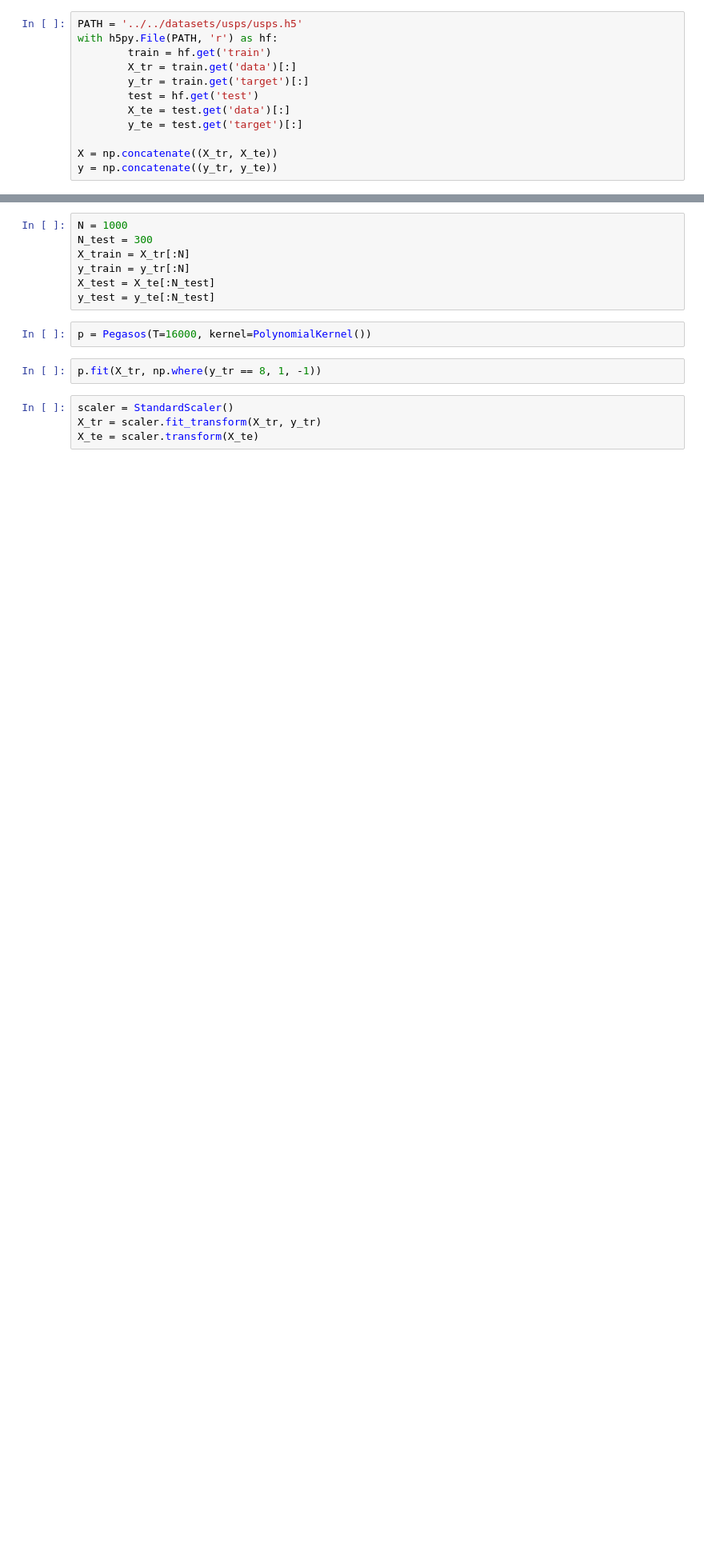
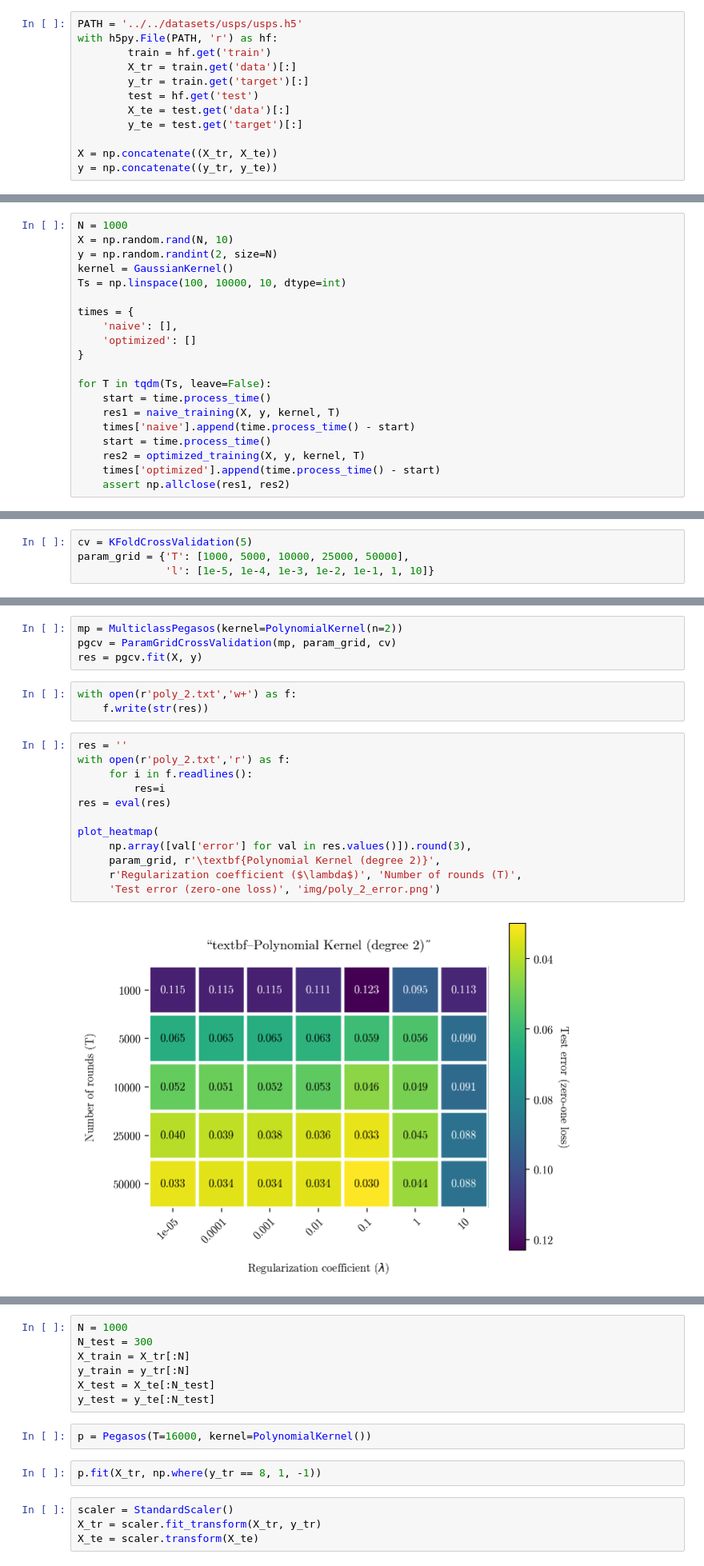
Before and after one commit to gabrielecerizza/smml, a Jupyter notebook: pegasos.ipynb, the cells around one changed output, grey strips where cells are left out. Shown at 80% size. Cells and saved outputs as stored; diff of their text form; blank space fills up the shorter version.

```diff
--- a/pegasos.ipynb
+++ b/pegasos.ipynb
@@ -61,0 +70,20 @@ plot_tsne_data(X, y)
+# %%
+N = 1000
+X = np.random.rand(N, 10)
+y = np.random.randint(2, size=N)
+kernel = GaussianKernel()
+Ts = np.linspace(100, 10000, 10, dtype=int)
+
+times = {
+    'naive': [],
+    'optimized': []
+}
+
+for T in tqdm(Ts, leave=False):
+    start = time.process_time()
+    res1 = naive_training(X, y, kernel, T)
+    times['naive'].append(time.process_time() - start)
+    start = time.process_time()
+    res2 = optimized_training(X, y, kernel, T)
+    times['optimized'].append(time.process_time() - start)
+    assert np.allclose(res1, res2)
@@ -61,0 +94,4 @@ plot_tsne_data(X, y)
+# %%
+cv = KFoldCrossValidation(5)
+param_grid = {'T': [1000, 5000, 10000, 25000, 50000],
+              'l': [1e-5, 1e-4, 1e-3, 1e-2, 1e-1, 1, 10]}
@@ -61,0 +100,21 @@ plot_tsne_data(X, y)
+# %%
+mp = MulticlassPegasos(kernel=PolynomialKernel(n=2))
+pgcv = ParamGridCrossValidation(mp, param_grid, cv)
+res = pgcv.fit(X, y)
+# %%
+with open(r'poly_2.txt','w+') as f:
+    f.write(str(res))
+# %%
+res = ''
+with open(r'poly_2.txt','r') as f:
+     for i in f.readlines():
+         res=i
+res = eval(res)
+
+plot_heatmap(
+     np.array([val['error'] for val in res.values()]).round(3),
+     param_grid, r'\textbf{Polynomial Kernel (degree 2)}',
+     r'Regularization coefficient ($\lambda$)', 'Number of rounds (T)',
+     'Test error (zero-one loss)', 'img/poly_2_error.png')
+# %% [output]
+[figure, added]
```
Also changed, not shown: parts of 40 cells of this notebook, 7 other files.
